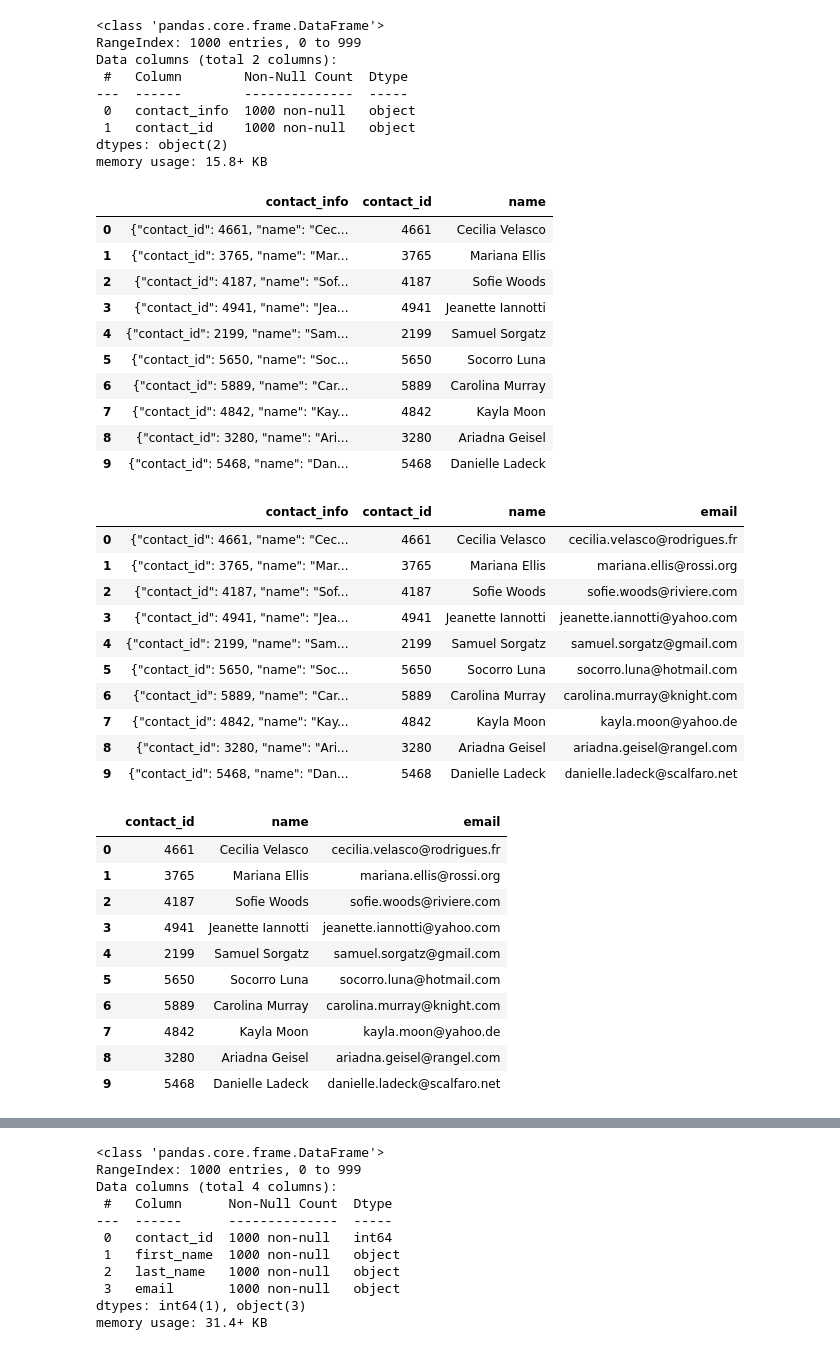
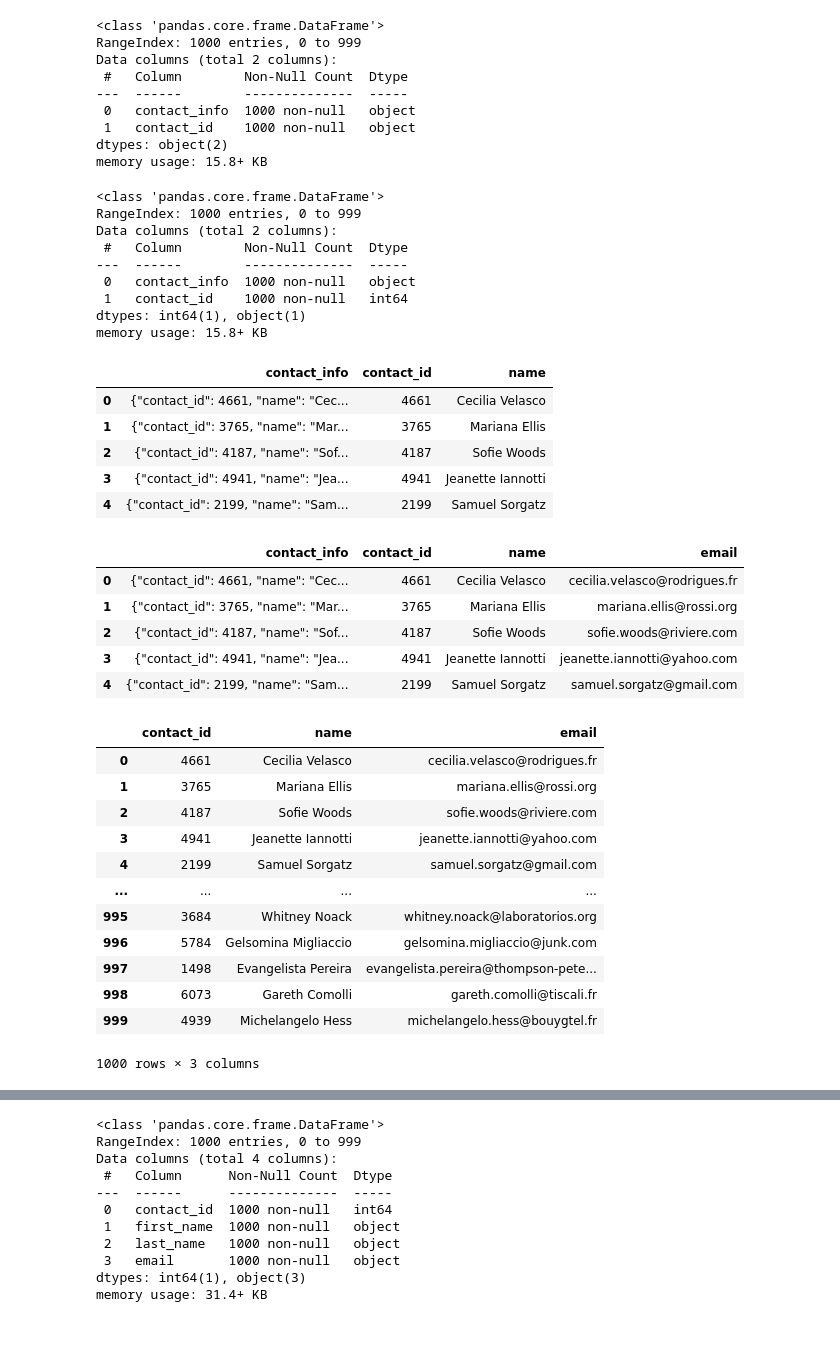
Before and after one commit to Jed-Miller/Crowdfunding_ETL, a Jupyter notebook: ETL_Mini_Project_v1.ipynb, the cells around one changed output, grey strips where cells are left out. Drawn from its saved outputs; the diff is of its cells as text; code cells hidden in the pictures.

Commit message:
regex

```diff
--- a/ETL_Mini_Project_v1.ipynb
+++ b/ETL_Mini_Project_v1.ipynb
@@ -421,4 +420,5 @@ contact_info_df_copy.head()
 | 4 | {"contact_id": 2199, "name": "Sam... |
 # %%
 # Extract the four-digit contact ID number.
-contact_info_df_copy["contact_id"] = [id[15:19] for id in contact_info_df_copy["contact_info"].values]
+contact_info_df_copy['contact_id'] = contact_info_df_copy['contact_info'].str.extract('([\d]+)')
+contact_info_df_copy.head()
@@ -438,9 +445,25 @@ memory usage: 15.8+ KB
 # %%
 # Convert the "contact_id" column to an int64 data type.
 contact_info_df_copy["contact_id"] = contact_info_df_copy["contact_id"].astype(int)
+contact_info_df_copy.head()
+contact_info_df_copy.info()
+# %% [output]
+<class 'pandas.core.frame.DataFrame'>
+RangeIndex: 1000 entries, 0 to 999
+Data columns (total 2 columns):
+ #   Column        Non-Null Count  Dtype
+---  ------        --------------  -----
+ 0   contact_info  1000 non-null   object
+ 1   contact_id    1000 non-null   int64
+dtypes: int64(1), object(1)
+memory usage: 15.8+ KB
 # %%
 # Extract the name of the contact and add it to a new column.
-name = re.findall(r"([[A-Za-z]+\s+[A-Za-z]+)"
+# name = re.findall(r"([[A-Za-z]+\s+[A-Za-z]+)")
+# contact_info_df_copy["name"] = [name for name in contact_info_df_copy["contact_info"]]
+
+contact_info_df_copy['name'] = contact_info_df_copy['contact_info'].str.extract('([A-Za-z]+\s+[A-Za-z]+)')
+contact_info_df_copy.head()
 # %% [output]
 |  | contact_info | contact_id | name |
 | 0 | {"contact_id": 4661, "name": "Cec... | 4661 | Cecilia Velasco |
@@ -448,27 +471,21 @@ name = re.findall(r"([[A-Za-z]+\s+[A-Za-z]+)"
 | 2 | {"contact_id": 4187, "name": "Sof... | 4187 | Sofie Woods |
 | 3 | {"contact_id": 4941, "name": "Jea... | 4941 | Jeanette Iannotti |
 | 4 | {"contact_id": 2199, "name": "Sam... | 2199 | Samuel Sorgatz |
-| 5 | {"contact_id": 5650, "name": "Soc... | 5650 | Socorro Luna |
-| 6 | {"contact_id": 5889, "name": "Car... | 5889 | Carolina Murray |
-| 7 | {"contact_id": 4842, "name": "Kay... | 4842 | Kayla Moon |
-| 8 | {"contact_id": 3280, "name": "Ari... | 3280 | Ariadna Geisel |
-| 9 | {"contact_id": 5468, "name": "Dan... | 5468 | Danielle Ladeck |
 # %%
 # Extract the email from the contacts and add the values to a new column.
+contact_info_df_copy['email'] = contact_info_df_copy['contact_info'].str.extract('([A-Za-z0-9]+.[A-Za-z0-9]+@+[A-Za-z0-9]+.[A-Za-z0-9]+)')
+contact_info_df_copy.head()
 # %% [output]
 |  | contact_info | contact_id | name | email |
 | 0 | {"contact_id": 4661, "name": "Cec... | 4661 | Cecilia Velasco | cecilia.velasco@rodrigues.fr |
 | 1 | {"contact_id": 3765, "name": "Mar... | 3765 | Mariana Ellis | mariana.ellis@rossi.org |
 | 2 | {"contact_id": 4187, "name": "Sof... | 4187 | Sofie Woods | sofie.woods@riviere.com |
 | 3 | {"contact_id": 4941, "name": "Jea... | 4941 | Jeanette Iannotti | jeanette.iannotti@yahoo.com |
 | 4 | {"contact_id": 2199, "name": "Sam... | 2199 | Samuel Sorgatz | samuel.sorgatz@gmail.com |
-| 5 | {"contact_id": 5650, "name": "Soc... | 5650 | Socorro Luna | socorro.luna@hotmail.com |
-| 6 | {"contact_id": 5889, "name": "Car... | 5889 | Carolina Murray | carolina.murray@knight.com |
-| 7 | {"contact_id": 4842, "name": "Kay... | 4842 | Kayla Moon | kayla.moon@yahoo.de |
-| 8 | {"contact_id": 3280, "name": "Ari... | 3280 | Ariadna Geisel | ariadna.geisel@rangel.com |
-| 9 | {"contact_id": 5468, "name": "Dan... | 5468 | Danielle Ladeck | danielle.ladeck@scalfaro.net |
 # %%
 # Create a copy of the contact_info_df with the 'contact_id', 'name', 'email' columns.
+contact_regex_df = contact_info_df_copy.drop(columns="contact_info")
+contact_regex_df
 # %% [output]
 |  | contact_id | name | email |
 | 0 | 4661 | Cecilia Velasco | cecilia.velasco@rodrigues.fr |
@@ -476,10 +493,12 @@ name = re.findall(r"([[A-Za-z]+\s+[A-Za-z]+)"
 | 2 | 4187 | Sofie Woods | sofie.woods@riviere.com |
 | 3 | 4941 | Jeanette Iannotti | jeanette.iannotti@yahoo.com |
 | 4 | 2199 | Samuel Sorgatz | samuel.sorgatz@gmail.com |
-| 5 | 5650 | Socorro Luna | socorro.luna@hotmail.com |
-| 6 | 5889 | Carolina Murray | carolina.murray@knight.com |
-| 7 | 4842 | Kayla Moon | kayla.moon@yahoo.de |
-| 8 | 3280 | Ariadna Geisel | ariadna.geisel@rangel.com |
-| 9 | 5468 | Danielle Ladeck | danielle.ladeck@scalfaro.net |
+| ... | ... | ... | ... |
+| 995 | 3684 | Whitney Noack | whitney.noack@laboratorios.org |
+| 996 | 5784 | Gelsomina Migliaccio | gelsomina.migliaccio@junk.com |
+| 997 | 1498 | Evangelista Pereira | evangelista.pereira@thompson-pete... |
+| 998 | 6073 | Gareth Comolli | gareth.comolli@tiscali.fr |
+| 999 | 4939 | Michelangelo Hess | michelangelo.hess@bouygtel.fr |
+1000 rows × 3 columns
 # %%
 # Create a "first"name" and "last_name" column with the first and last names from the "name" column.
```
Also changed, not shown: parts of 11 cells of this notebook, 4 other files.
